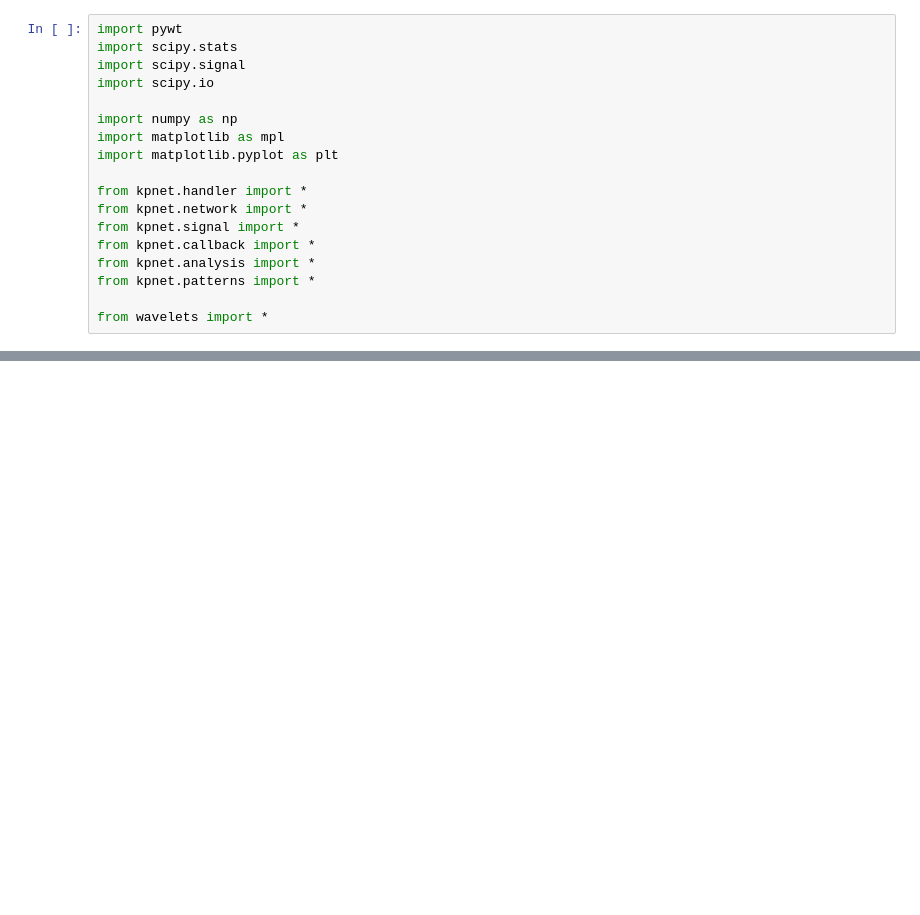
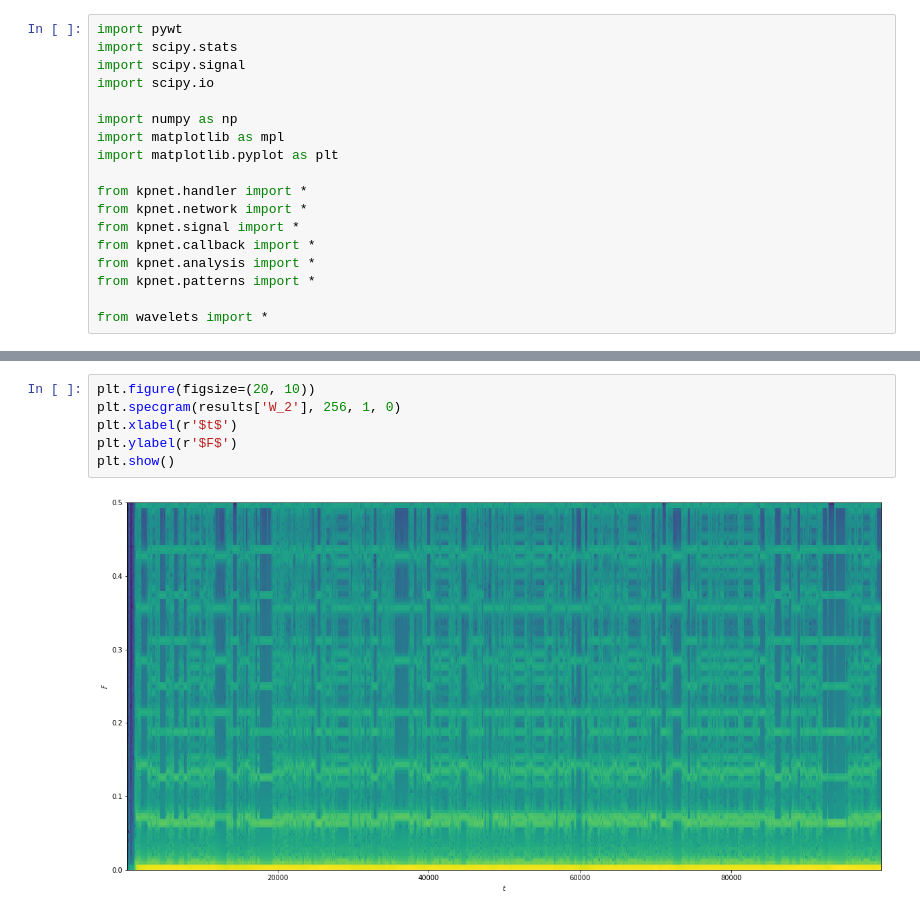
Before and after one commit to dkaravaev/neurodyn, a Jupyter notebook: Original.ipynb, the cells around one changed output, grey strips where cells are left out. Cells and saved outputs as stored; diff of their text form; blank space fills up the shorter version.

```diff
--- a/Original.ipynb
+++ b/Original.ipynb
@@ -63,0 +63,8 @@ plt.show()
+# %%
+plt.figure(figsize=(20, 10))
+plt.specgram(results['W_2'], 256, 1, 0)
+plt.xlabel(r'$t$')
+plt.ylabel(r'$F$')
+plt.show()
+# %% [output]
+[figure, added]
```
Also changed, not shown: parts of 7 cells of this notebook.
